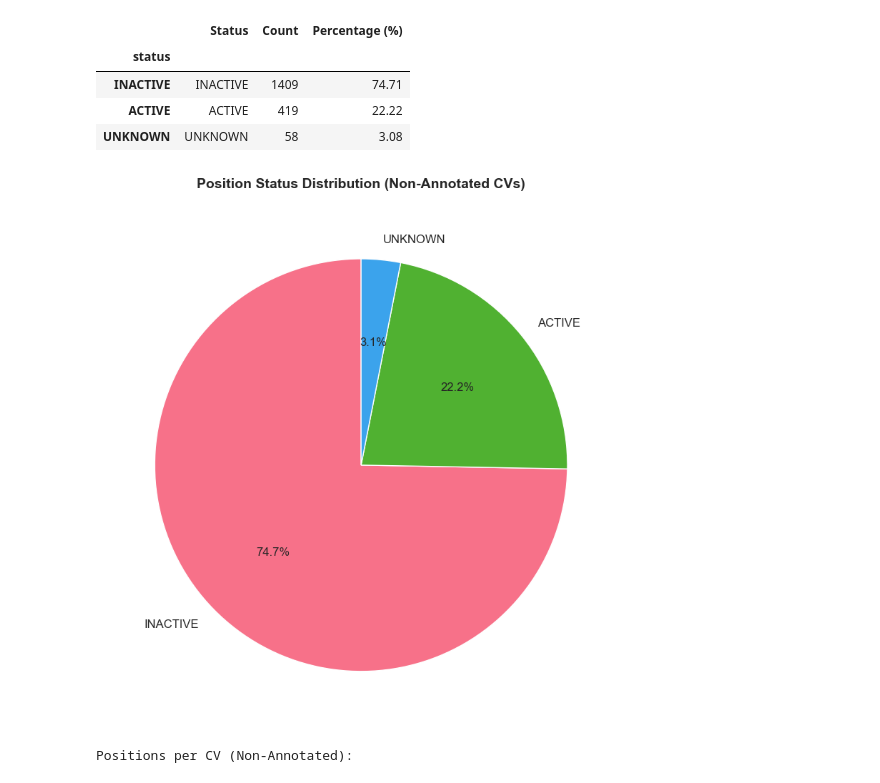
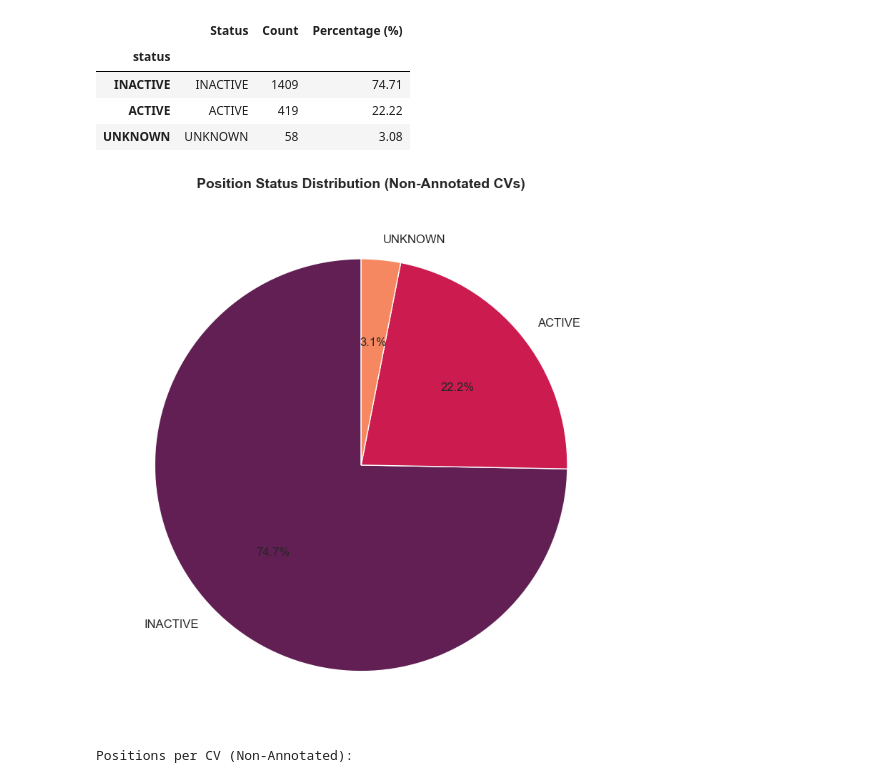
Before and after one commit to Julster35/BuzzwordLearner, a Jupyter notebook: notebooks/01_eda.ipynb, the cells around one changed output. Drawn from its saved outputs; the diff is of its cells as text; code cells hidden in the pictures.

```diff
--- a/notebooks/01_eda.ipynb
+++ b/notebooks/01_eda.ipynb
@@ -1256,15 +1256,15 @@ Status Distribution:
 # %%
 # Visualize status distribution
 plt.figure(figsize=(8, 8))
-colors = sns.color_palette('husl', n_colors=len(status_dist))
+colors = sns.color_palette('rocket', n_colors=len(status_dist))
 plt.pie(status_dist.values, labels=status_dist.index, autopct='%1.1f%%',
         startangle=90, colors=colors, textprops={'fontsize': 12})
 plt.title('Position Status Distribution (Non-Annotated CVs)', fontsize=14, fontweight='bold', pad=20)
 plt.tight_layout()
 plt.savefig('../reports/figures/status_distribution_not_annotated_pie.png', dpi=150)
 plt.show()
 # %% [output]
-[figure, old version]
+[figure, new version]
 # %%
 # Positions per CV
 positions_per_cv_not_ann = df_not_annotated.groupby('cv_id').size()
```
Also changed, not shown: parts of 11 cells of this notebook.
